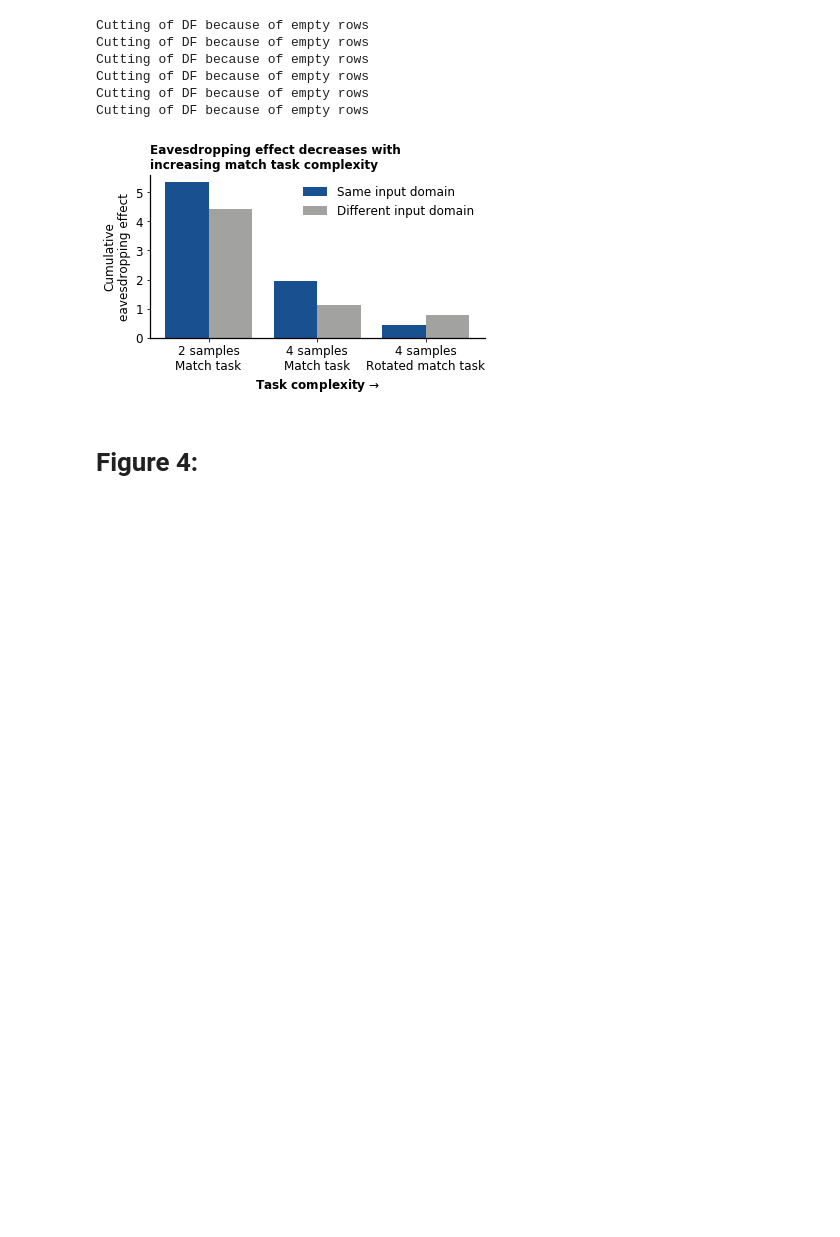
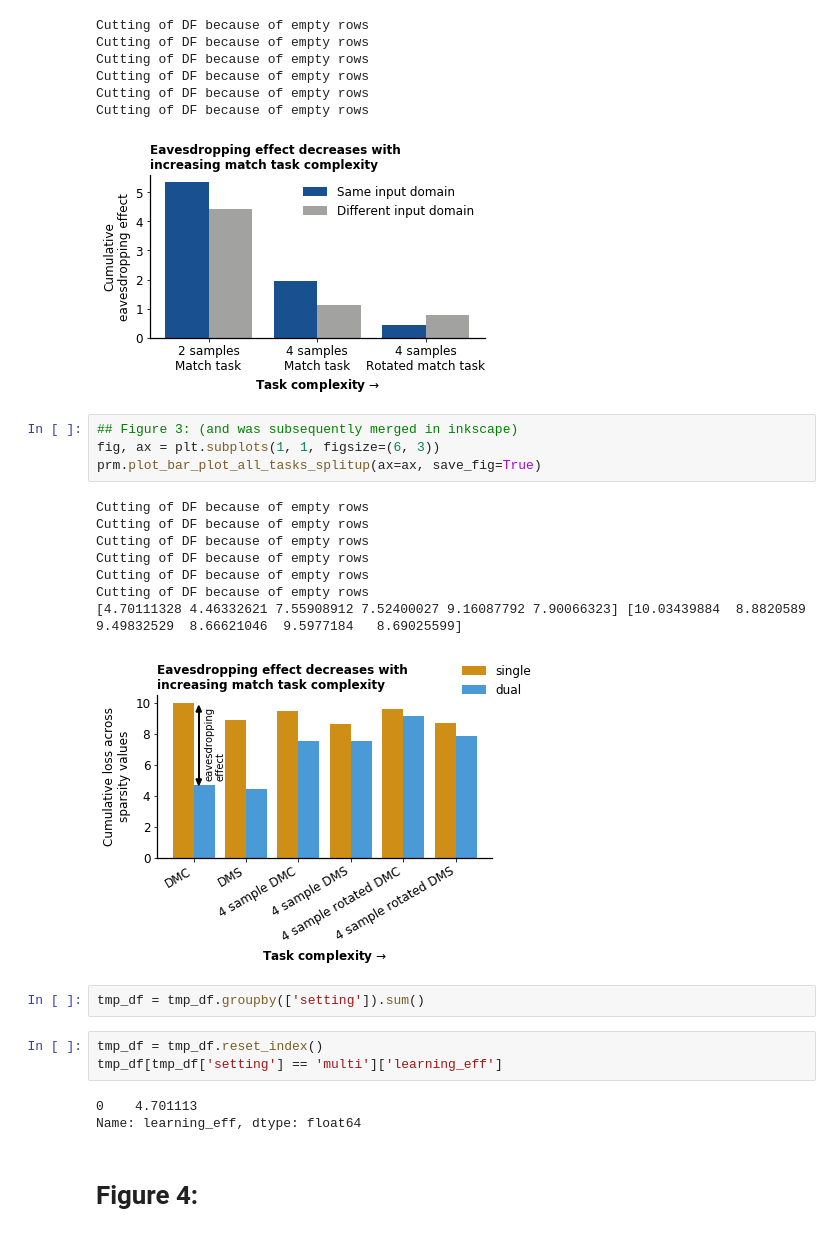
Before and after one commit to vdplasthijs/eavesdropping, a Jupyter notebook: multitasking learning for recurrent nets.ipynb, the cells around one changed output. Drawn from its saved outputs; the diff is of its cells as text; blank space fills up the shorter version.

```diff
--- a/multitasking learning for recurrent nets.ipynb
+++ b/multitasking learning for recurrent nets.ipynb
@@ -624,6 +626,27 @@ Cutting of DF because of empty rows
 Cutting of DF because of empty rows
 Cutting of DF because of empty rows
 [figure]
+# %%
+## Figure 3: (and was subsequently merged in inkscape)
+fig, ax = plt.subplots(1, 1, figsize=(6, 3))
+prm.plot_bar_plot_all_tasks_splitup(ax=ax, save_fig=True)
+# %% [output]
+Cutting of DF because of empty rows
+Cutting of DF because of empty rows
+Cutting of DF because of empty rows
+Cutting of DF because of empty rows
+Cutting of DF because of empty rows
+Cutting of DF because of empty rows
+[4.70111328 4.46332621 7.55908912 7.52400027 9.16087792 7.90066323] [10.03439884  8.8820589   9.49832529  8.66621046  9.5977184   8.69025599]
+[figure, added]
+# %%
+tmp_df = tmp_df.groupby(['setting']).sum()
+# %%
+tmp_df = tmp_df.reset_index()
+tmp_df[tmp_df['setting'] == 'multi']['learning_eff']
+# %% [output]
+0    4.701113
+Name: learning_eff, dtype: float64
 # %% [markdown]
 # Figure 4:
 # %%
```
Also changed, not shown: parts of 1 cell of this notebook, 2 other files.
